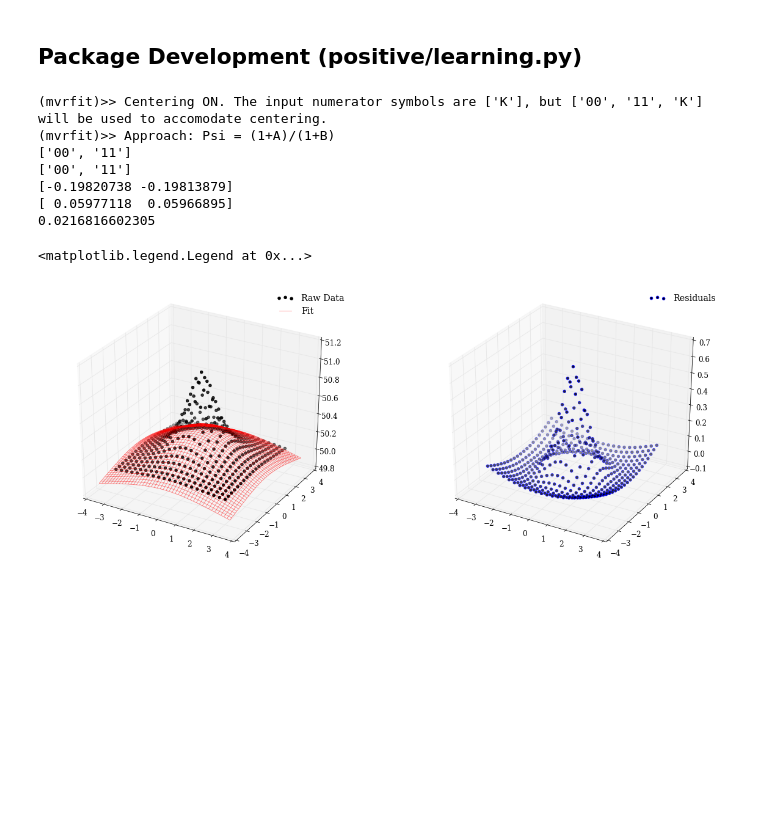
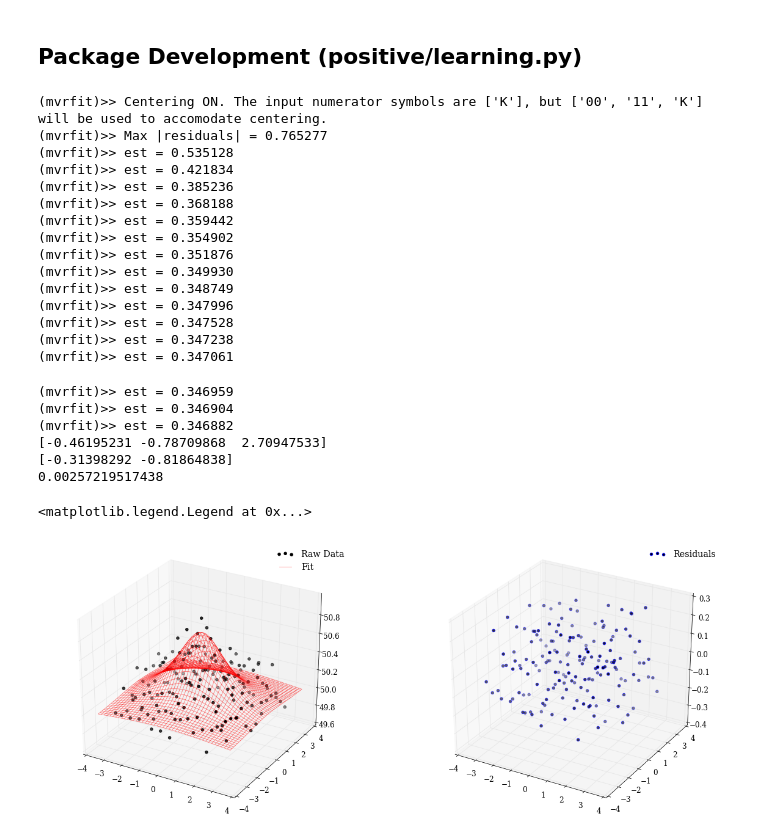
Before and after one commit to llondon6/koalas, a Jupyter notebook: factory/rational.ipynb, the cells around one changed output. Saved outputs shown, nothing was run; the diff lists cells and outputs as text; code cells hidden in the pictures; blank space fills up the shorter version.

```diff
--- a/factory/rational.ipynb
+++ b/factory/rational.ipynb
@@ -107,13 +107,13 @@ $$
 # %%
 ################################################################################
 h = 3
-Q = 21
-x = h*linspace(-1,1,Q)
-y = h*linspace(-1,1,Q)
+Q = 13
+x = h*linspace(-1,1,Q) + 0*(np.random.random( (Q,) )-0.5)
+y = h*linspace(-1,1,Q) + 0*(np.random.random( (Q,) )-0.5)
 X,Y = meshgrid(x,y)
 zfun = lambda xx,yy: 50 + 1.0 / ( 1.0 + xx**2 + yy**2 )
 np.random.seed(42)
-Z = zfun(X,Y) + 0.0005*(np.random.random( X.shape )-0.5)
+Z = zfun(X,Y) + 0.5*(np.random.random( X.shape )-0.5)
 basis_symbols = ( ['K'], ['00','11'] ) # ( [Numerator], [Denominator without constant term] )
 domain,scalar_range = ndflatten( [X,Y], Z )
 ################################################################################
@@ -142,18 +142,22 @@ def mvrfit( domain, scalar_range, numerator_symbols, denominator_symbols, center
             warning('Centering is OFF. This will result in inaccurate results IF the data has a non-zero constant offset.')
 
     #
-    if method in [0]:
-        alert('Approach: Psi = A/(1+B)')
-        numerator_coeffs, denominator_coeffs, fitfun = mvrslv0( domain, centered_scalar_range, numerator_symbols, denominator_symbols, mu=mu, sigma=sigma )
-    elif method in [1]:
-        alert('Approach: Psi = (1+A)/(1+B)')
-        _numerator_symbols = [s for s in numerator_symbols if s!='K']
-        numerator_coeffs, denominator_coeffs, fitfun = mvrslv1( domain, centered_scalar_range, _numerator_symbols, denominator_symbols, mu=mu, sigma=sigma )
-    else:
-        error('Unknown solver method given.')
-
+    numerator_coeffs, denominator_coeffs, fitfun = mvrslv0( domain, centered_scalar_range, numerator_symbols, denominator_symbols, mu=mu, sigma=sigma )
+    residuals = scalar_range - fitfun( domain )
+    alert('Max |residuals| = %f'%(max(abs(residuals))))
     #
-    residuals = scalar_range - fitfun( domain )
+    done = False; tol = 1e-4
+    k = 0; kmax = 100; last_est = 0
+    while not done:
+        k += 1
+        right_centered_scalar_range = fitfun( domain, __centered__ = True )
+        numerator_coeffs, denominator_coeffs, fitfun = mvrslv0( domain, centered_scalar_range, numerator_symbols, denominator_symbols, mu=mu, sigma=sigma, right_centered_scalar_range=right_centered_scalar_range )
+        residuals = scalar_range - fitfun( domain )
+        est = std(abs(residuals))/std(abs(scalar_range))# max(abs(residuals))
+        alert('est = %f'%est)
+        z = abs(last_est-est)/last_est
+        last_est = est
+        done = (k>kmax) or z<tol
 
     #
     fit_info = { 'numerator_coeffs':numerator_coeffs,
@@ -168,44 +172,58 @@ def mvrfit( domain, scalar_range, numerator_symbols, denominator_symbols, center
 
 
 ################################################################################
-fit_info = mvrfit(domain, scalar_range, basis_symbols[0], basis_symbols[1], method=1 )
+fit_info = mvrfit(domain, scalar_range, basis_symbols[0], basis_symbols[1], method=0 )
 print fit_info['numerator_coeffs']
 print fit_info['denominator_coeffs']
 print mean(fit_info['residuals'])
 ################################################################################
 
 
 #
 fig = figure( figsize=2*array([10,4]) )
 ax = fig.add_subplot(121,projection='3d')
 
 # Plot the raw data points
 ax.scatter( domain[:,0], domain[:,1], scalar_range, marker='o', color='k',zorder=1, facecolors='k',label='Raw Data')
 
 # Setup grid points for model
 padf = 0.1
 dx = ( max(domain[:,0])-min(domain[:,0]) ) * padf
 dy = ( max(domain[:,1])-min(domain[:,1]) ) * padf
 fitx = linspace( min(domain[:,0])-dx, max(domain[:,0])+dx, 45 )
 fity = linspace( min(domain[:,1])-dy, max(domain[:,1])+dy, 45 )
 xx,yy = meshgrid( fitx, fity )
 fitdomain,_ = ndflatten( [xx,yy], yy )
 # Plot model on grid
 zz = fit_info['fitfun']( fitdomain ).reshape( xx.shape )
 ax.plot_wireframe(xx, yy, zz, color='r', rstride=1, cstride=1,zorder=1,alpha=0.5,label='Fit')
 
 legend(frameon=False)
 
 ax = fig.add_subplot(122,projection='3d')
 ax.scatter( domain[:,0], domain[:,1], fit_info['residuals'].reshape( domain[:,0].shape ), marker='o', color='b',zorder=1, facecolors='k',label='Residuals')
 legend(frameon=False)
 # %% [output]
 (mvrfit)>> Centering ON. The input numerator symbols are ['K'], but ['00', '11', 'K'] will be used to accomodate centering.
-(mvrfit)>> Approach: Psi = (1+A)/(1+B)
-['00', '11']
-['00', '11']
-[-0.19820738 -0.19813879]
-[ 0.05977118  0.05966895]
-0.0216816602305
+(mvrfit)>> Max |residuals| = 0.765277
+(mvrfit)>> est = 0.535128
+(mvrfit)>> est = 0.421834
+(mvrfit)>> est = 0.385236
+(mvrfit)>> est = 0.368188
+(mvrfit)>> est = 0.359442
+(mvrfit)>> est = 0.354902
+(mvrfit)>> est = 0.351876
+(mvrfit)>> est = 0.349930
+(mvrfit)>> est = 0.348749
+(mvrfit)>> est = 0.347996
+(mvrfit)>> est = 0.347528
+(mvrfit)>> est = 0.347238
+(mvrfit)>> est = 0.347061
-<matplotlib.legend.Legend at 0x...>
+(mvrfit)>> est = 0.346959
+(mvrfit)>> est = 0.346904
+(mvrfit)>> est = 0.346882
+[-0.46195231 -0.78709868  2.70947533]
+[-0.31398292 -0.81864838]
+0.00257219517438
+<matplotlib.legend.Legend at 0x...>
-[figure, old version]
+[figure, new version]
```
Also changed, not shown: 3 other files.
